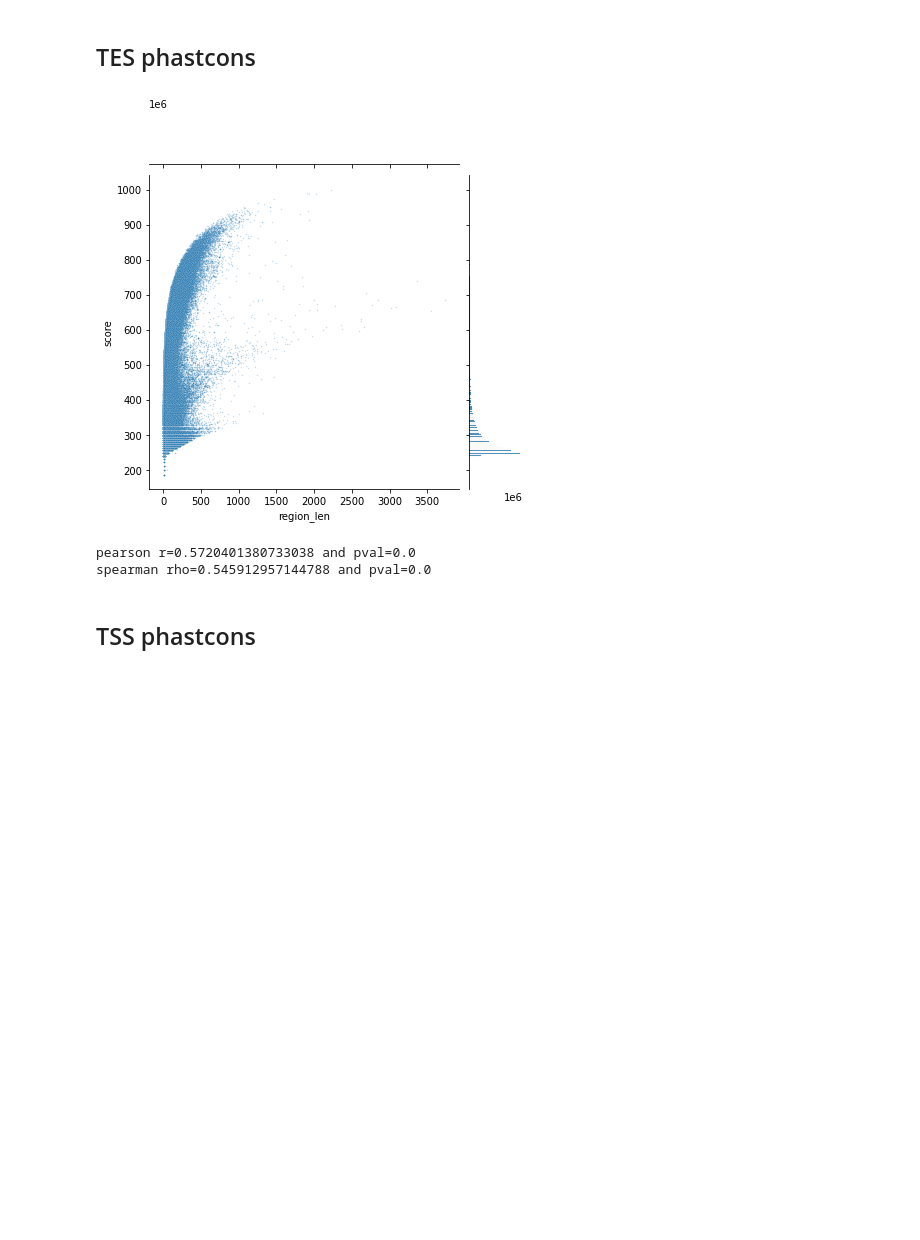
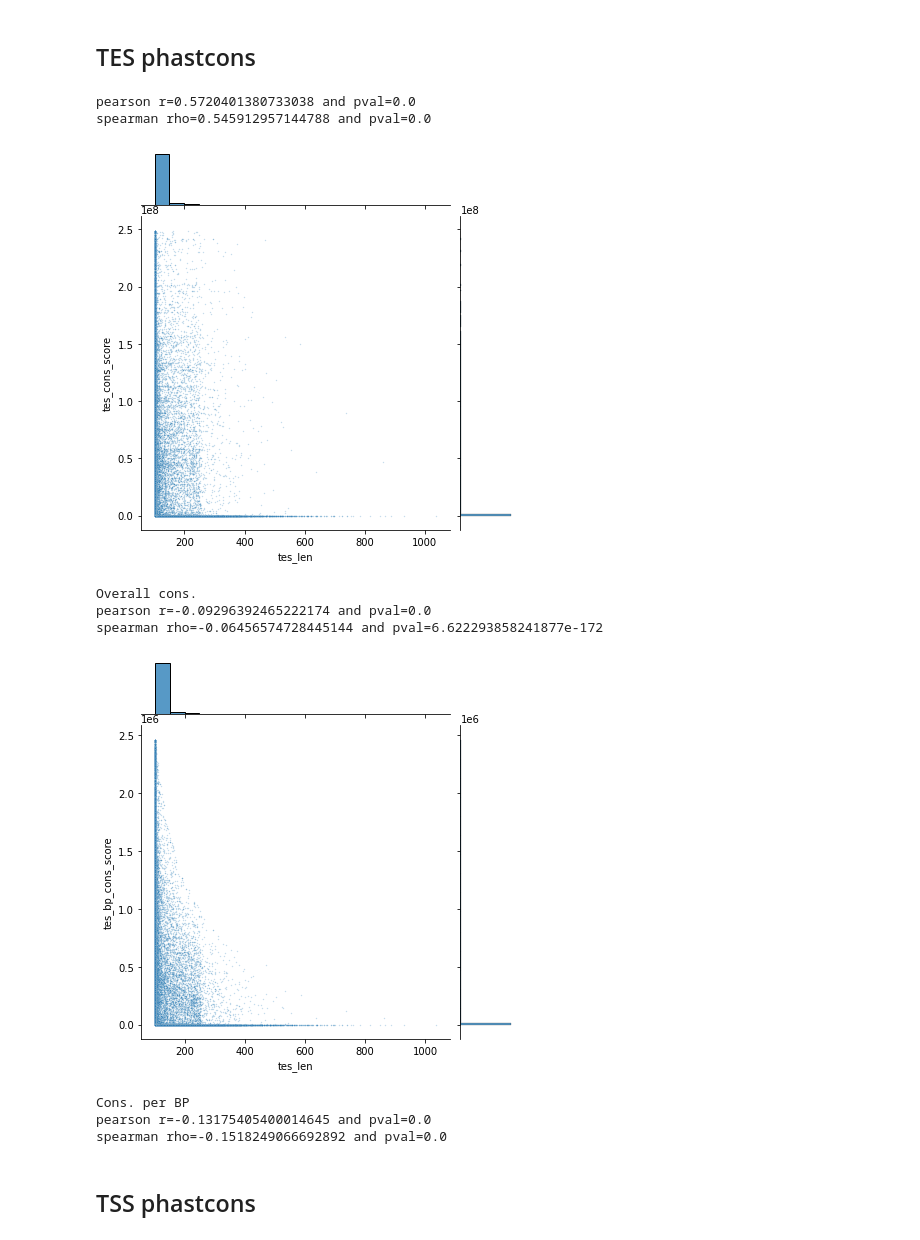
Before and after one commit to fairliereese/paper_rnawg, a Jupyter notebook: figures_revisions/revisions/calc_cons.ipynb, the cells around one changed output. Drawn from its saved outputs; the diff is of its cells as text; code cells hidden in the pictures; blank space fills up the shorter version.

```diff
--- a/figures_revisions/revisions/calc_cons.ipynb
+++ b/figures_revisions/revisions/calc_cons.ipynb
@@ -107,40 +107,81 @@ mouse_ver = 'vM25_cerberus'
 # %%
 ca = cerberus.read(cerberus_h5)
 
 df = ca.tes.copy(deep=True)
 df['tes_len'] = (df.End-df.Start).abs()
 assert len(df.Name.unique()) == len(df.index)
 cons = pd.read_csv(phastcons, sep='\t', header=None,
                  names=['bin', 'Chromosome', 'Start', 'End', 'idk1', 'score'])
 cons['region_len'] = cons.End-cons.Start
 cons['score_bp'] = cons.score/cons.region_len
 df = pr.PyRanges(df)
 cons = pr.PyRanges(cons)
 df = df.join(cons, report_overlap=True, how='left')
 df = df.df
 
 # is score related to region len? ( ie is score avg. per bp?)
 cons = cons.df
-sns.jointplot(cons, y='score', x='region_len',
-              joint_kws={'s':2, 'alpha':0.25})
-plt.show()
+# sns.jointplot(cons, y='score', x='region_len',
+#               joint_kws={'s':2, 'alpha':0.25})
+# plt.show()
 
 x = cons.score.tolist()
 y = cons.region_len.tolist()
 r, pval = stats.pearsonr(x, y)
 print(f'pearson r={r} and pval={pval}')
 rho, pval = stats.spearmanr(x, y)
 print(f'spearman rho={rho} and pval={pval}')
 
-# calc score for region; total score for the overlap divided
-# by the TES region len
-df['tes_score'] = (df.Overlap*df.score_bp)/df.tes_len
+# calc overlap score and sum up the overlapped regions
+df['overlap_score'] = df.Overlap*df.score_bp
+# ['Chromosome', 'Start', 'End', 'Strand', 'Name', 'source', 'novelty',
+       # 'gene_id', 'tes', 'tes_len', 'bin', 'Start_b', 'End_b', 'idk1', 'score',
+       # 'region_len', 'score_bp', 'Overlap', 'overlap_score']
+df.drop(['Chromosome', 'Start', 'End', 'Strand', 'source',
+         'novelty', 'tes', 'score', 'region_len', 'score_bp',
+         'Overlap', 'bin', 'idk1', 'Start_b', 'End_b'], axis=1, inplace=True)
+df = df.groupby(['Name',
+                 'gene_id',
+                 'tes_len']).sum().reset_index().rename({'overlap_score':
+                                                          'tes_cons_score'}, axis=1)
+df['tes_bp_cons_score'] = df['tes_cons_score']/df['tes_len']
 
-df.to_csv('human_tes_cons_score.tsv', sep='\t')
+# plot correlation between tes len and cons. score, as well as between mean cons score
+sns.jointplot(df, y='tes_cons_score', x='tes_len',
+              joint_kws={'s':2, 'alpha':0.25})
+plt.show()
+x = df.tes_cons_score.tolist()
+y = df.tes_len.tolist()
+r, pval = stats.pearsonr(x, y)
+print('Overall cons.')
+print(f'pearson r={r} and pval={pval}')
+rho, pval = stats.spearmanr(x, y)
+print(f'spearman rho={rho} and pval={pval}')
+
+
+sns.jointplot(df, y='tes_bp_cons_score', x='tes_len',
+              joint_kws={'s':2, 'alpha':0.25})
+plt.show()
+x = df.tes_bp_cons_score.tolist()
+y = df.tes_len.tolist()
+r, pval = stats.pearsonr(x, y)
+print('Cons. per BP')
+print(f'pearson r={r} and pval={pval}')
+rho, pval = stats.spearmanr(x, y)
+print(f'spearman rho={rho} and pval={pval}')
+
+df.to_csv('human_tes_cons_score_2.tsv', sep='\t')
 # %% [output]
+pearson r=0.5720401380733038 and pval=0.0
+spearman rho=0.545912957144788 and pval=0.0
-[figure, old version]
+[figure, new version]
-pearson r=0.5720401380733038 and pval=0.0
-spearman rho=0.545912957144788 and pval=0.0
+Overall cons.
+pearson r=-0.09296392465222174 and pval=0.0
+spearman rho=-0.06456574728445144 and pval=6.622293858241877e-172
+[figure, added]
+Cons. per BP
+pearson r=-0.13175405400014645 and pval=0.0
+spearman rho=-0.1518249066692892 and pval=0.0
 # %% [markdown]
 ## TSS phastcons
 # %%
```
Also changed, not shown: parts of 1 cell of this notebook, 3 other files.
